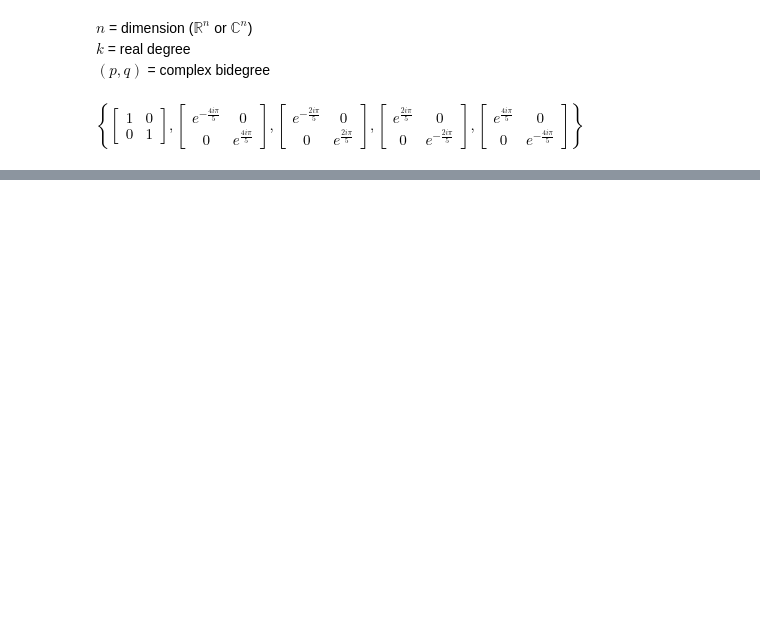
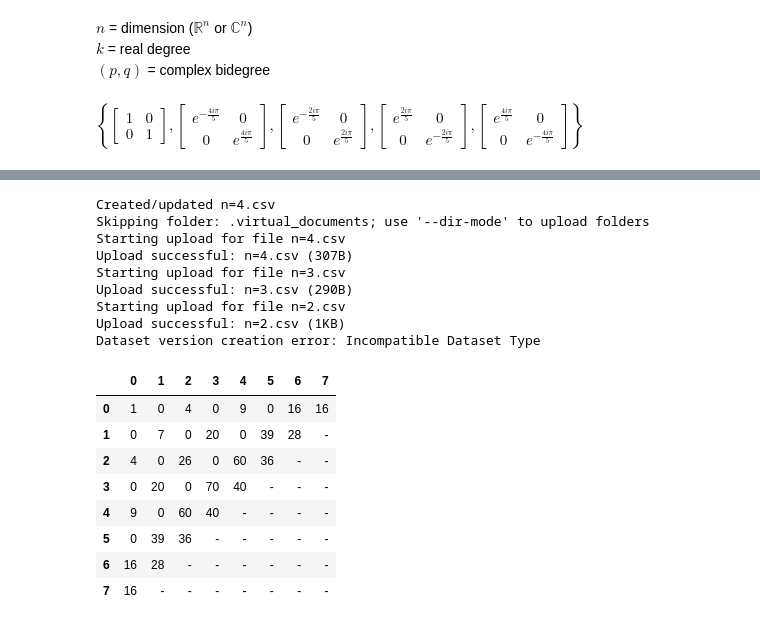
Before and after one commit to tkiran27/Harmonic_Bases_and_Degeneracy_Tables, a Jupyter notebook: harmonic-invariant-basis.ipynb, the cells around one changed output, grey strips where cells are left out. Cells and saved outputs as stored; diff of their text form; code cells hidden in the pictures; blank space fills up the shorter version.

```diff
--- a/harmonic-invariant-basis.ipynb
+++ b/harmonic-invariant-basis.ipynb
@@ -316,0 +388,21 @@ Dataset version creation error: Incompatible Dataset Type
+# %%
+degeneracy_table(7,[-5,-2,2,5],7)
+# %% [output]
+Created/updated n=4.csv
+Skipping folder: .virtual_documents; use '--dir-mode' to upload folders
+Starting upload for file n=4.csv
+Upload successful: n=4.csv (307B)
+Starting upload for file n=3.csv
+Upload successful: n=3.csv (290B)
+Starting upload for file n=2.csv
+Upload successful: n=2.csv (1KB)
+Dataset version creation error: Incompatible Dataset Type
+|  | 0 | 1 | 2 | 3 | 4 | 5 | 6 | 7 |
+| 0 | 1 | 0 | 4 | 0 | 9 | 0 | 16 | 16 |
+| 1 | 0 | 7 | 0 | 20 | 0 | 39 | 28 | - |
+| 2 | 4 | 0 | 26 | 0 | 60 | 36 | - | - |
+| 3 | 0 | 20 | 0 | 70 | 40 | - | - | - |
+| 4 | 9 | 0 | 60 | 40 | - | - | - | - |
+| 5 | 0 | 39 | 36 | - | - | - | - | - |
+| 6 | 16 | 28 | - | - | - | - | - | - |
+| 7 | 16 | - | - | - | - | - | - | - |
```
Also changed, not shown: parts of 8 cells of this notebook.
